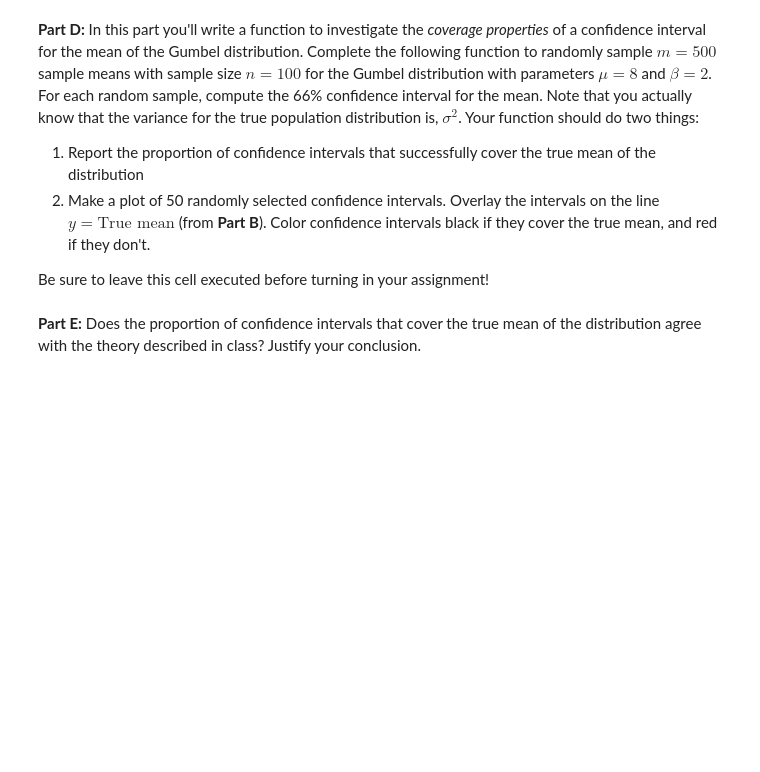
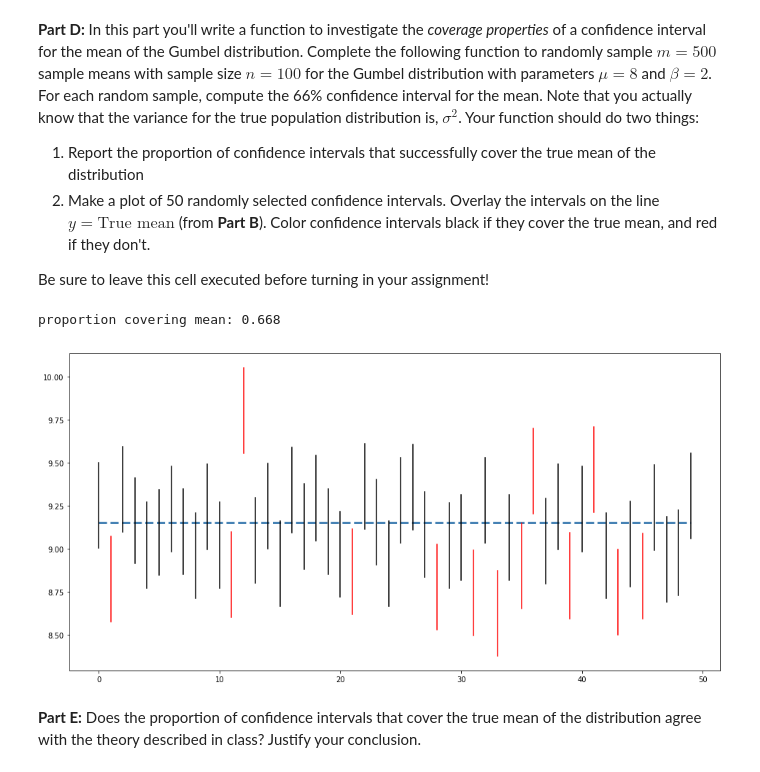
Before and after one commit to howardmonington/friendly-fortnight, a Jupyter notebook: homework/homework5/hmwk05_Kennedy_Alex.ipynb, the cells around one changed output. Saved outputs shown, nothing was run; the diff lists cells and outputs as text; code cells hidden in the pictures; blank space fills up the shorter version.

```diff
--- a/homework/homework5/hmwk05_Kennedy_Alex.ipynb
+++ b/homework/homework5/hmwk05_Kennedy_Alex.ipynb
@@ -372,0 +393,8 @@ Use the empirical mean from your sample in **Part A**, and the true variance of
+# %%
+mean = 8 + 2*np.euler_gamma
+var = (np.pi**2/6)*(2**2)
+z = stats.norm.ppf(0.975)
+lower = r.mean() - z*np.sqrt(var)/np.sqrt(len(r))
+upper = r.mean() + z*np.sqrt(var)/np.sqrt(len(r))
+
+print(f"Mean: {mean}\nVariance: {var}\nCI: [{lower},{upper}]")
@@ -385,15 +428,52 @@ Use the empirical mean from your sample in **Part A**, and the true variance of
 2. Make a plot of 50 randomly selected confidence intervals. Overlay the intervals on the line $y=\textrm{True mean}$ (from **Part B**). Color confidence intervals black if they cover the true mean, and red if they don't.
 
 Be sure to leave this cell executed before turning in your assignment!
-# %%
-def confidence_intervals(m=500, n=100):
-    mu = 8
-    beta = 2
-    # Your code here
-    proportion_CIs_covering_mean = 0
-    print("proportion covering mean: {:.3f}".format(proportion_CIs_covering_mean))
-
-
-confidence_intervals()
+# %%
+def confidence_intervals(m=500, n=100):
+    mu = 8
+    beta = 2
+    var = (np.pi**2/6)*(beta**2)
+    actual_mean = mu + beta*np.euler_gamma
+    covers_mean = 0
+    confidence_intervals = []
+    for i in range(m):
+        r = gumbel_r.rvs(loc = mu, scale = beta, size = n)
+        z = stats.norm.ppf(1-(1/6))
+        ci_lower = r.mean() - z*np.sqrt(var)/np.sqrt(n)
+        ci_upper = r.mean() + z*np.sqrt(var)/np.sqrt(n)
+        confidence_intervals.append((ci_lower, ci_upper))
+        if actual_mean >= ci_lower and actual_mean <= ci_upper:
+            covers_mean += 1
+    proportion_CIs_covering_mean = covers_mean/m
+    choices = np.random.choice(len(confidence_intervals), 50)
+    black_intervals = []
+    red_intervals = []
+    for index in choices:
+        lower, upper = confidence_intervals[index]
+        if actual_mean <= upper and actual_mean >= lower:
+            black_intervals.append(confidence_intervals[index])
+        else:
+            red_intervals.append(confidence_intervals[index])
+
+    fig, ax = plt.subplots(1,1,figsize=(16,8))
+    sId = [i for i in range(50)]
+    ax.plot([0,49], [actual_mean, actual_mean], color="steelblue", ls='--', lw=3)
+    for interval in black_intervals:
+        lower, upper = interval
+        random_index = np.random.randint(0, len(sId))
+        ax.plot([sId[random_index], sId[random_index]],[lower, upper], color = 'black')
+        sId.pop(random_index)
+    for interval in red_intervals:
+        lower, upper = interval
+        random_index = np.random.randint(0, len(sId))
+        ax.plot([sId[random_index], sId[random_index]],[lower, upper], color = 'red')
+        sId.pop(random_index)
+    print("proportion covering mean: {:.3f}".format(proportion_CIs_covering_mean))
+
+
+confidence_intervals()
+# %% [output]
+proportion covering mean: 0.668
+[figure, added]
 # %% [markdown]
 **Part E:** Does the proportion of confidence intervals that cover the true mean of the distribution agree with the theory described in class?  Justify your conclusion.
```
Also changed, not shown: parts of 10 cells of this notebook.
